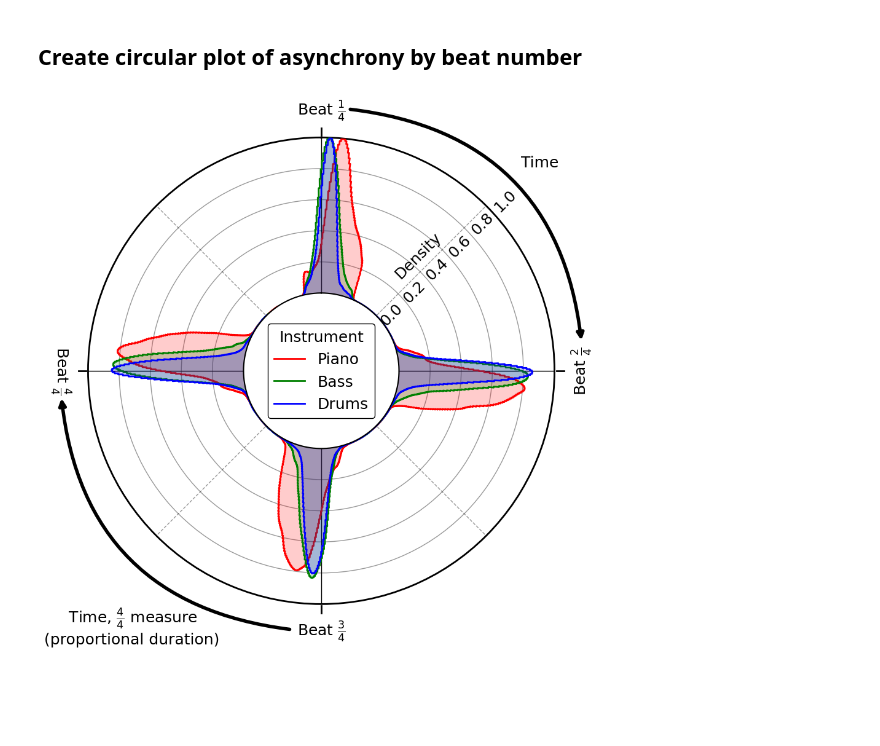
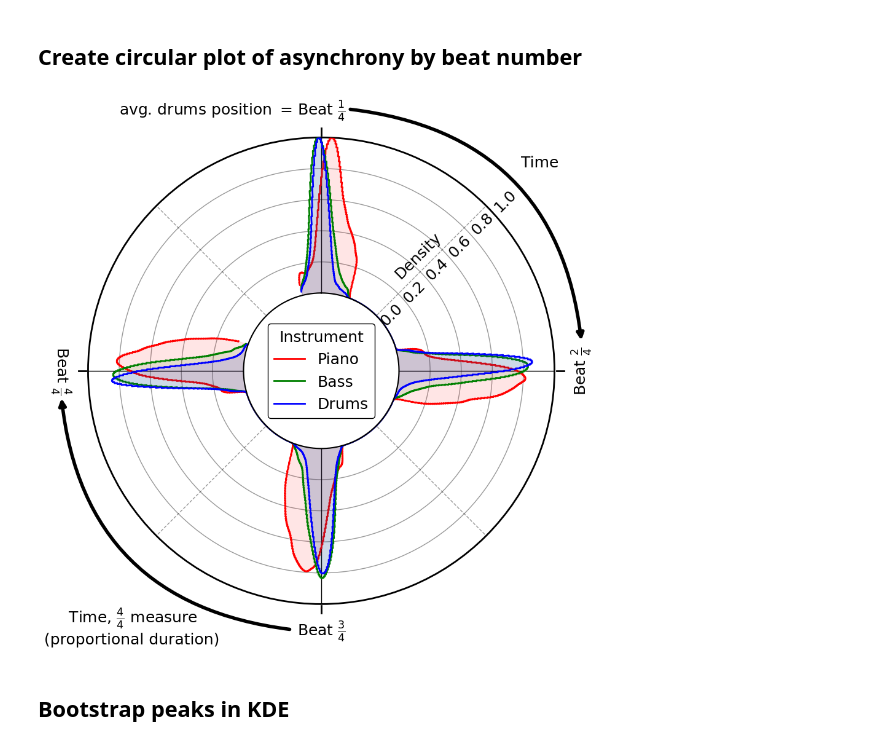
Before and after one commit to HuwCheston/Jazz-Trio-Database, a Jupyter notebook: notebooks/0.1-cheston-onset-asynchrony.ipynb, the cells around one changed output. Drawn from its saved outputs; the diff is of its cells as text; code cells hidden in the pictures; blank space fills up the shorter version.

Commit message:
Updated onset asynchrony notebook to include shifting of drummers' onsets

```diff
--- a/notebooks/0.1-cheston-onset-asynchrony.ipynb
+++ b/notebooks/0.1-cheston-onset-asynchrony.ipynb
@@ -22,9 +26,11 @@ onsets: list = utils.unserialise_object(fr'{utils.get_project_root()}\models\mat
 # %%
 asynchronies = []
 # Iterate over every track
-for track in onsets:
+for num, track in enumerate(onsets, 1):
+    print(f'{num} / {len(onsets)}')
     if track.item['time_signature'] == 3:
         continue
+    bandleader = track.item['pianist']
     temp = pd.DataFrame(track.summary_dict)
     idx = temp[temp['metre_manual'] == 1].index
     # Iterate through successive downbeats
@@ -36,11 +42,16 @@ for track in onsets:
         first, last = temp[temp.index == downbeat1]['beats'].iloc[0], temp[temp.index == downbeat2]['beats'].iloc[0]
         # Scale our onsets to be proportional with our first and last values
         prop = (sub - first) / (last - first)
+        # Drop values after 1/16th note or before 1/32nd note
+        upper_bound = (((bw['metre_manual'] - 1) * 1/4) + 1/16)
+        lower_bound = ((bw['metre_manual'] - 1) * 1/4) - 1/32
+        for col in prop.columns:
+            prop[col][(prop[col] < lower_bound) | (prop[col] > upper_bound)] = np.nan
         # Convert values to degrees
         prop *= 360
         prop = pd.concat([prop, bw['metre_manual']], axis=1)
         # Iterate through each column and add values to our list
         for instr in utils.INSTRUMENTS_TO_PERFORMER_ROLES.keys():
             for _, val in prop[[instr, 'metre_manual']].dropna().iterrows():
-                asynchronies.append(dict(instr=instr, asynchrony=val[instr], beat=val['metre_manual']))
+                asynchronies.append(dict(instr=instr, asynchrony=val[instr], beat=val['metre_manual'], bandleader=bandleader))
 df = pd.DataFrame(asynchronies)
@@ -53,2 +84,2 @@ df = (
 # %%
-df['asynchrony_adjusted'] = (df['asynchrony'] / 360) - (0.25 * (df['beat'] - 1))
+df['asynchrony_offset'] = df['asynchrony'] - df[(df['instr'] == 'drums') & (df['beat'] == 1)]['asynchrony'].mean()
@@ -63,6 +85,0 @@ clean.shape
-# %%
-plt.rcParams.update({'font.size': vutils.FONTSIZE})
-fig, ax = plt.subplots(nrows=1, ncols=1, figsize=(vutils.WIDTH / 2, vutils.WIDTH / 2))
-g = sns.barplot(data=clean, x='instr', y='asynchrony_beat', errorbar=('ci', 95), n_boot=100, estimator=np.mean, bottom=0, ax=ax)
-g.set(ylim=(-0.125, 0.125))
-plt.show()
@@ -72,8 +87,8 @@ plt.show()
 ## Create circular plot of asynchrony by beat number
 # %%
 class PolarPlotAsynchrony(vutils.BasePlot):
-    N_BINS = 500
-    FILL_KWS = dict(step='pre', alpha=vutils.ALPHA / 2, zorder=3,)
+    KDE_BANDWIDTH = 0.0095
+    FILL_KWS = dict(step='pre', alpha=0.1, zorder=3,)
     LINE_KWS = dict(drawstyle='steps-pre', linestyle=vutils.LINESTYLE, linewidth=vutils.LINEWIDTH, zorder=3)
     ARROW_KWS = dict(
         coordsA='figure fraction', coordsB='figure fraction', arrowstyle="-|>", color=vutils.BLACK,
@@ -93,10 +108,9 @@ class PolarPlotAsynchrony(vutils.BasePlot):
         self.fig, self.ax = plt.subplots(subplot_kw={'projection': 'polar'}, figsize=(vutils.WIDTH / 2, vutils.WIDTH / 2))
         self.df = async_df
 
-    @staticmethod
-    def _kde(data, len_data: int = 1000):
+    def _kde(self, data, len_data: int = 1000):
         # Fit the actual KDE to the data, using the default parameters
-        kde = stats.gaussian_kde(data.T, bw_method=0.0095)
+        kde = stats.gaussian_kde(data.T, bw_method=self.KDE_BANDWIDTH)
         # Create a linear space of integers ranging from our lowest to our highest BUR
         data_plot = np.linspace(data.min(), data.max(), len_data)[:, np.newaxis]
         # Evaluate the KDE on our linear space of integers
@@ -104,25 +118,12 @@ class PolarPlotAsynchrony(vutils.BasePlot):
         return data_plot, np.array([(y_ - min(y)) / (max(y) - min(y)) for y_ in y])
 
     def _create_plot(self):
-        for col, (idx, grp), ran in zip(vutils.RGB, self.df.groupby('instr', sort=False), [22, 20, 34]):
-            x, y = self._kde(grp['asynchrony'].values)
+        for col, (idx, grp) in zip(vutils.RGB, self.df.groupby('instr', sort=False)):
+            x, y = self._kde(grp['asynchrony_offset'].values)
             y += self.CIRCLE_PADDING
             x = np.radians(x).T[0]
             self.ax.plot(x, y, color=col, label=idx.title(), **self.LINE_KWS)
             self.ax.fill_between(x, y, color=col, **self.FILL_KWS)
-            # # Create the histogram using specified bins
-            # hist, bin_edges = np.histogram(np.radians(grp['asynchrony'].values), bins=self.N_BINS)
-            # # Normalize the histogram
-            # hist = hist / np.max(hist)
-            # # Pad the histogram, so we end up with a complete circle
-            # diff = np.diff(bin_edges)[0]
-            # for i in range(ran):
-            #     hist = np.append(hist, 0)
-            #     bin_edges = np.append(bin_edges, bin_edges[-1] + diff)
-            # # Add an offset to all our heights, so we can have a complete circle in the middle
-            # hist += self.CIRCLE_PADDING
-            # self.ax.fill_between(bin_edges[:-1], hist, color=col, **self.FILL_KWS)
-            # self.ax.plot(bin_edges[:-1], hist, label=idx.title(), color=col, **self.LINE_KWS)
 
     def _add_center_circle(self):
         # Plot a filled circle at the center with a larger z-order
@@ -132,7 +133,7 @@ class PolarPlotAsynchrony(vutils.BasePlot):
 
     def _format_ticks(self):
         rm = self.ax.get_rmax()
-        for t, i, r in zip(np.deg2rad(np.arange(0, 360, 90)), range(1, 5), [0, 90, 0, 270]):
+        for t, i, r, in zip(np.deg2rad(np.arange(0, 360, 90)), range(1, 5), [0, 90, 0, 270],):
             self.ax.plot([t, t], [rm, self.CIRCLE_PADDING], color=vutils.BLACK, lw=vutils.LINEWIDTH / 2, ls=vutils.LINESTYLE, zorder=0)
             self.ax.plot([t, t], [rm * 0.96, rm * 0.99], clip_on=False, color=vutils.BLACK, lw=vutils.LINEWIDTH)
             self.ax.text(t, rm + 0.1, rf'Beat $\frac{{{i}}}{{4}}$', ha='center', va='center', rotation=r)
@@ -143,32 +144,32 @@ class PolarPlotAsynchrony(vutils.BasePlot):
         self._add_center_circle()
         self._format_ticks()
         self.ax.set(xticks=np.radians([0, 90, 180, 270]), xticklabels=['' for _ in range(1, 5)], rlim=(0, 1))
         self.ax.xaxis.grid(False)
         self.ax.yaxis.grid(True, **vutils.GRID_KWS)
         self.ax.set_theta_zero_location('N')
         self.ax.set_theta_direction(-1)
         self.ax.set_rticks([i / 10 for i in self.CIRCLE_PADDING_RANGE], labels=[])
         self.ax.legend(loc='center', title='Instrument', frameon=True, framealpha=1, edgecolor=vutils.BLACK)
         plt.setp(self.ax.spines.values(), linewidth=vutils.LINEWIDTH)
         self.ax.text(np.radians(37.5), 0.75, 'Density', rotation=45)
         for i in self.CIRCLE_PADDING_RANGE:
             i /= 10
             self.ax.text(np.radians(45), i * 1.03, round(i - self.CIRCLE_PADDING, 1), ha='left', va='center', rotation=45)
 
     def _format_fig(self):
         # Use ax.transData.transform to convert fractions to figure coordinates
         # Create the ConnectionPatch with figure coordinates
         for xyA, xyB in zip([(0.555, 0.95), (0.45, 0.05)], [(0.955, 0.55), (0.055, 0.45)]):
             curved_line = mpl.patches.ConnectionPatch(xyA=xyA, xyB=xyB, **self.ARROW_KWS)
             self.ax.add_artist(curved_line)
         self.fig.text(0.85, 0.85, 'Time')
+        self.fig.text(0.155, 0.9415, 'avg. drums position $=$')
         st = r'     Time, $\frac{4}{4}$ measure' \
              '\n(proportional duration)'
         self.fig.text(0.025, 0.025, st)
         self.fig.tight_layout()
 
-
 PolarPlotAsynchrony(df).create_plot()
 plt.show()
 # %% [output]
-[figure, old version]
+[figure, new version]
@@ -176,0 +176,2 @@ df[(df['asynchrony'] < (df['']))]
+# %% [markdown]
+## Bootstrap peaks in KDE
```
Also changed, not shown: parts of 16 cells of this notebook.
